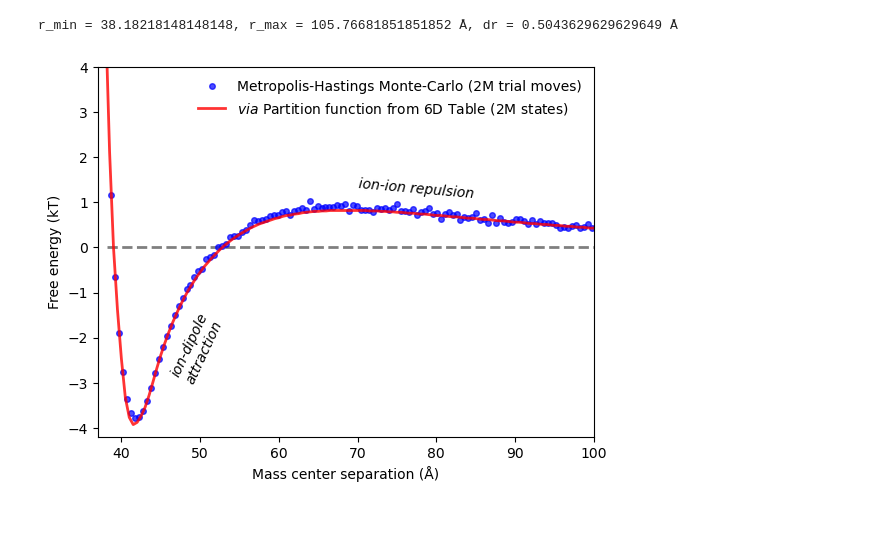
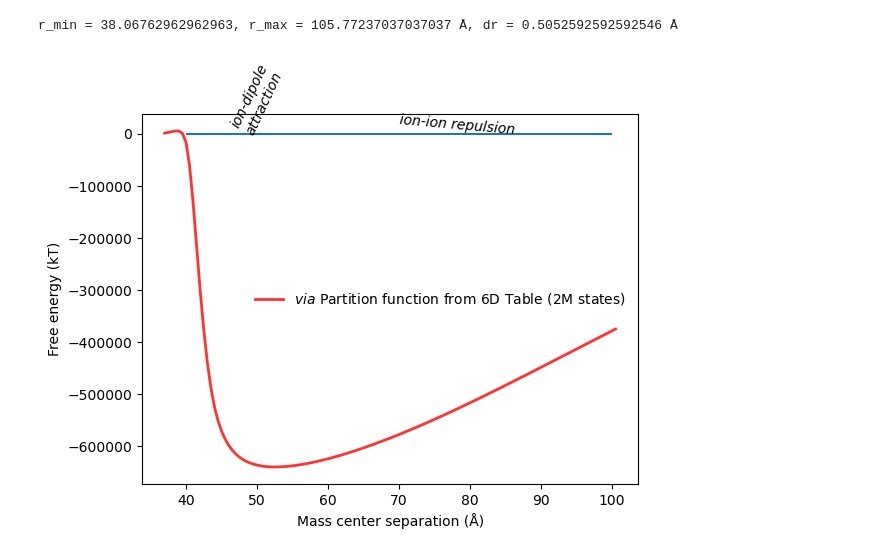
Before and after one commit to mlund/faunus-rs, a Jupyter notebook: faunus/examples/twobody/twobody.ipynb, the cells around one changed output. Drawn from its saved outputs; the diff is of its cells as text; code cells hidden in the pictures; blank space fills up the shorter version.

```diff
--- a/faunus/examples/twobody/twobody.ipynb
+++ b/faunus/examples/twobody/twobody.ipynb
@@ -17,20 +17,21 @@ def com_distance_to_pmf(file, bins):
     return r, pmf
 # %%
 r, pmf = com_distance_to_pmf("com_distance.dat.gz", bins=135)
-plt.hlines(0, xmin=r[0], xmax=r[-1], color='k', alpha=0.5, ls='--', lw=2)
-plt.plot(r, pmf - 0.65, 'bo', lw=3, label="Metropolis-Hastings Monte-Carlo (2M trial moves)", alpha=0.7, ms=4)
+#plt.hlines(0, xmin=r[0], xmax=r[-1], color='k', alpha=0.5, ls='--', lw=2)
+#plt.plot(r, pmf - 0.65, 'bo', lw=3, label="Metropolis-Hastings Monte-Carlo (2M trial moves)", alpha=0.7, ms=4)
 
 r, pmf = np.loadtxt("virialize-pmf.dat", usecols=[0,1], unpack=True)
-plt.plot(r, pmf, label="$via$ Partition function from 6D Table (2M states)", lw=2, alpha=0.8, color='red')
+plt.plot(r, np.cumsum(-np.expm1(-pmf) * r * r), label="$via$ Partition function from 6D Table (2M states)", lw=2, alpha=0.8, color='red')
 
 plt.ylabel("Free energy (kT)")
 plt.xlabel("Mass center separation (Å)")
 plt.legend(loc=0, frameon=False)
-plt.xlim(37, 100)
-plt.ylim(-4.2, 4)
+#plt.xlim(37, 100)
+#plt.ylim(-4.2, 4)
 plt.text(70, 1.1, "ion-ion repulsion", rotation=-5, fontstyle='italic')
+plt.hlines(xmin=40, xmax=100, y=0)
 plt.text(46, -3, "ion-dipole\nattraction", rotation=65, fontstyle='italic')
 plt.savefig("twobody.png", bbox_inches="tight", dpi=300)
 # %% [output]
-r_min = 38.18218148148148, r_max = 105.76681851851852 Å, dr = 0.5043629629629649 Å
+r_min = 38.06762962962963, r_max = 105.77237037037037 Å, dr = 0.5052592592592546 Å
-[figure, old version]
+[figure, new version]
```
Also changed, not shown: 1 other file.
